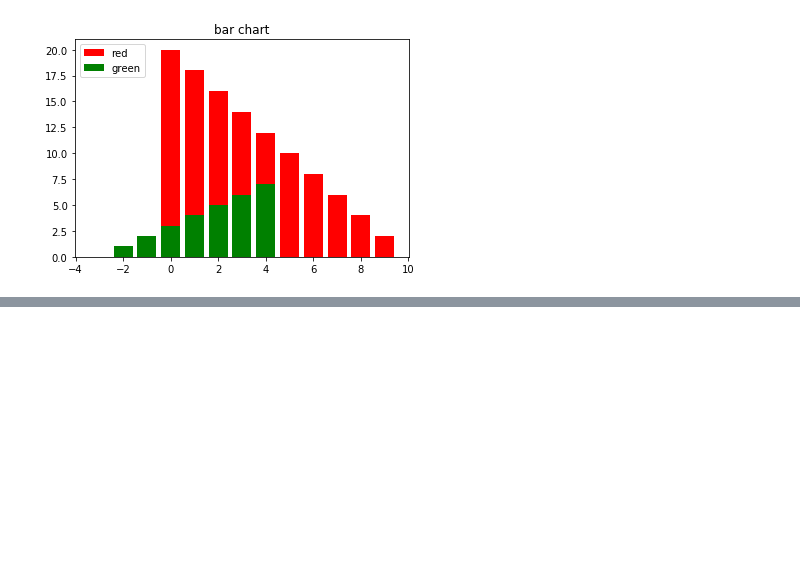
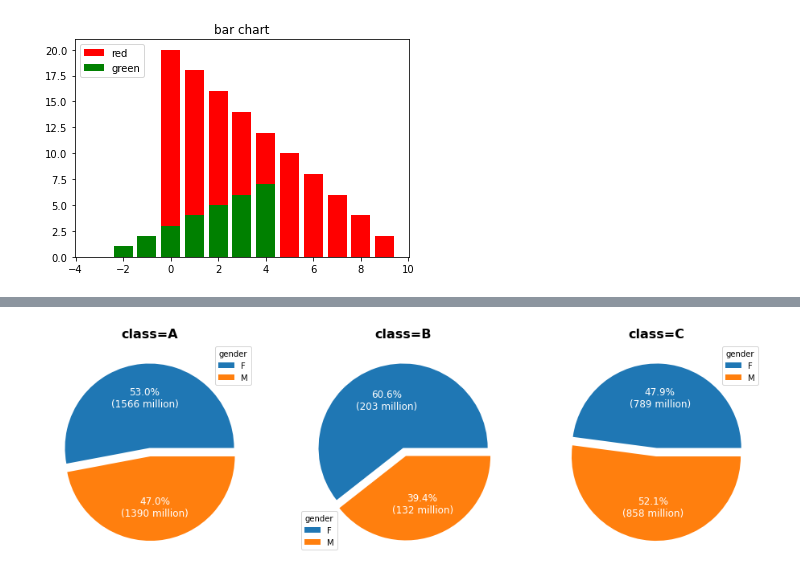
Before and after one commit to yuning-lin/AboutPython, a Jupyter notebook: Visualization/Visualization_Matplotlib.ipynb, the cells around one changed output, grey strips where cells are left out. Cells and saved outputs as stored; diff of their text form; code cells hidden in the pictures; blank space fills up the shorter version.

Commit message:
[ADD]pie chart in subplots

```diff
--- a/Visualization/Visualization_Matplotlib.ipynb
+++ b/Visualization/Visualization_Matplotlib.ipynb
@@ -54,0 +57,30 @@ plt.legend()
+# %%
+'''
+customized pie chart with percentage and value in subplots
+'''
+#### text with percentage and value
+def func(pct, allvals):
+    absolute = int(pct/100.*np.sum(allvals))
+    idx = np.argmin([abs(absolute-i) for i in allvals])
+    return "{:.1f}%\n({:d} million)".format(pct, int(allvals[idx]))
+
+#### create dataset
+data = pd.DataFrame({'class':np.random.choice(['A','B','C'], 100, p=[0.5, 0.1, 0.4]),
+                     'asset_value':np.random.choice(100, 100),
+                     'gender':np.random.choice(['F','M'], 100, p=[0.6, 0.4])})
+
+#### pie with subplots
+fig, ax = plt.subplots(1,len(data['class'].unique()), figsize=(16,32))
+ax = ax.flatten()
+tab = pd.crosstab(data['class'], data['gender'], data['asset_value'], aggfunc="sum")
+for i, cat in enumerate(tab.index):
+    val = [v for i, v in tab.loc[cat].items() if v >0]
+    label = [i for i, v in tab.loc[cat].items() if v >0]
+    separated = np.zeros(len(val))
+    separated[-1] = 0.1
+    ax[i].pie(val, labels=label, explode=separated, startangle=0, autopct=lambda pct: func(pct, val), textprops=dict(color="w", fontsize=12))
+    ax[i].set_ylabel('')
+    ax[i].set_title(f'class={cat}', fontweight='bold', fontsize=16)
+    ax[i].legend(title='gender')
+# %% [output]
+[figure, added]
```
Also changed, not shown: parts of 3 cells of this notebook.
